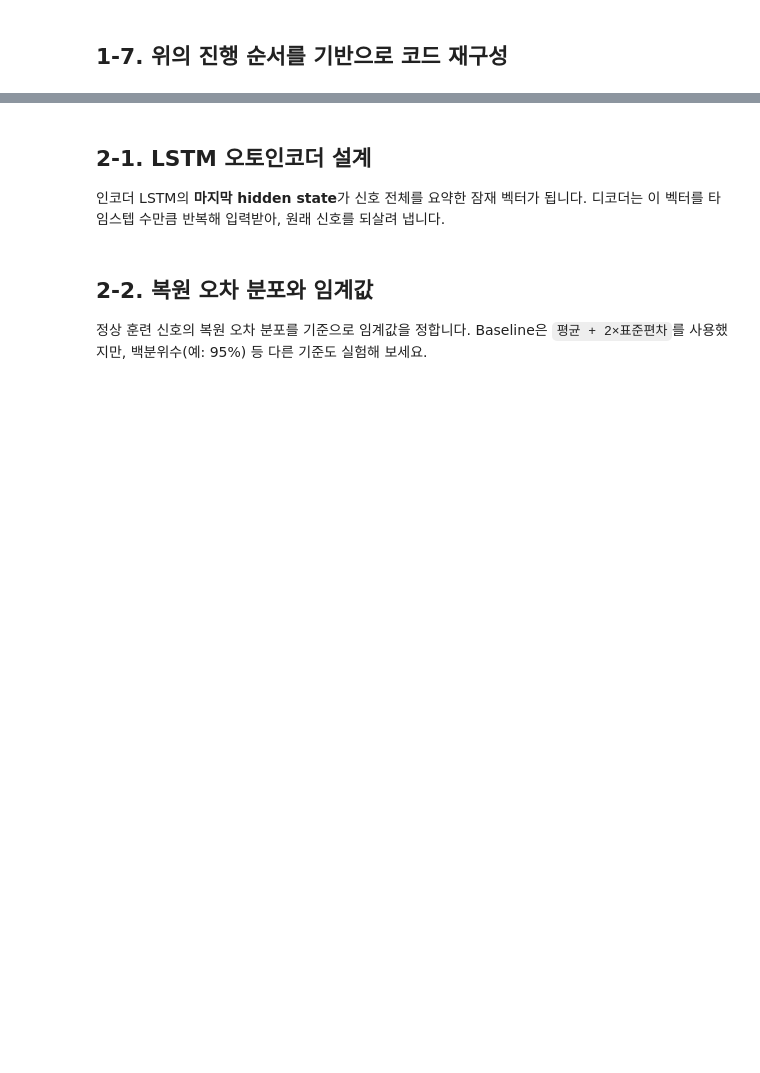
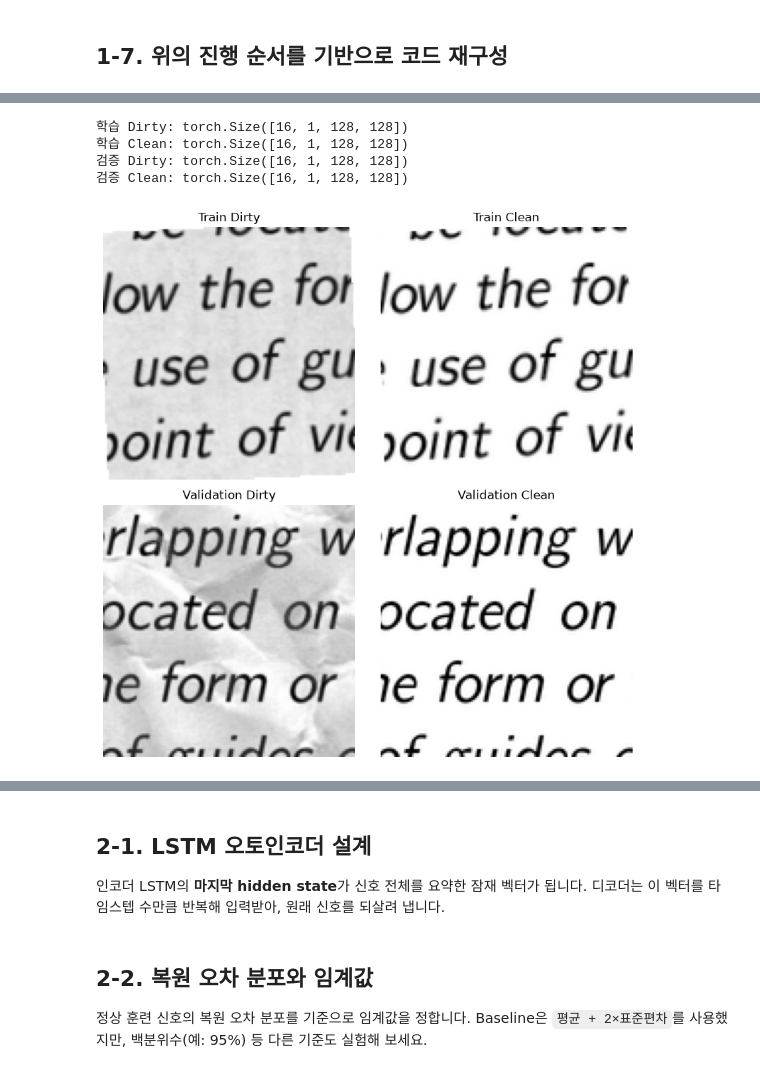
Before and after one commit to chaejeong0115/Missions_5_Kaggle_MNIST, a Jupyter notebook: Mission_5.ipynb, the cells around one changed output, grey strips where cells are left out. Saved outputs shown, nothing was run; the diff lists cells and outputs as text; code cells hidden in the pictures; blank space fills up the shorter version.

```diff
--- a/Mission_5.ipynb
+++ b/Mission_5.ipynb
@@ -439,0 +864,79 @@ PyTorch: 2.14.0 | device: cpu
+# %%
+# ------------------------------------------------------------
+# 1-7. DataLoader Tensor 크기 확인
+# ------------------------------------------------------------
+
+# 학습 배치 하나 꺼내기
+train_dirty_batch, train_clean_batch = next(iter(train_loader))
+
+# 검증 배치 하나 꺼내기
+val_dirty_batch, val_clean_batch = next(iter(val_loader))
+
+
+print("학습 Dirty:", train_dirty_batch.shape)
+print("학습 Clean:", train_clean_batch.shape)
+
+print("검증 Dirty:", val_dirty_batch.shape)
+print("검증 Clean:", val_clean_batch.shape)
+# %% [output]
+학습 Dirty: torch.Size([16, 1, 128, 128])
+학습 Clean: torch.Size([16, 1, 128, 128])
+검증 Dirty: torch.Size([16, 1, 128, 128])
+검증 Clean: torch.Size([16, 1, 128, 128])
+# %%
+# ------------------------------------------------------------
+# 1-7. 학습·검증 이미지 쌍 시각화
+# ------------------------------------------------------------
+
+# 학습 데이터 한 쌍
+train_dirty, train_clean = train_dataset[0]
+
+# 검증 데이터 한 쌍
+val_dirty, val_clean = val_dataset[0]
+
+
+# 2행 2열의 그래프 생성
+fig, axes = plt.subplots(
+    2,
+    2,
+    figsize=(8, 8)
+)
+
+
+# 첫 번째 행: 학습 데이터
+axes[0][0].imshow(
+    train_dirty.squeeze(),
+    cmap="gray"
+)
+axes[0][0].set_title("Train Dirty")
+
+axes[0][1].imshow(
+    train_clean.squeeze(),
+    cmap="gray"
+)
+axes[0][1].set_title("Train Clean")
+
+
+# 두 번째 행: 검증 데이터
+axes[1][0].imshow(
+    val_dirty.squeeze(),
+    cmap="gray"
+)
+axes[1][0].set_title("Validation Dirty")
+
+axes[1][1].imshow(
+    val_clean.squeeze(),
+    cmap="gray"
+)
+axes[1][1].set_title("Validation Clean")
+
+
+# 모든 그래프의 좌표 눈금 제거
+for ax in axes.flat:
+    ax.axis("off")
+
+
+plt.tight_layout()
+plt.show()
+# %% [output]
+[figure, added]
```
Also changed, not shown: parts of 47 cells of this notebook.
